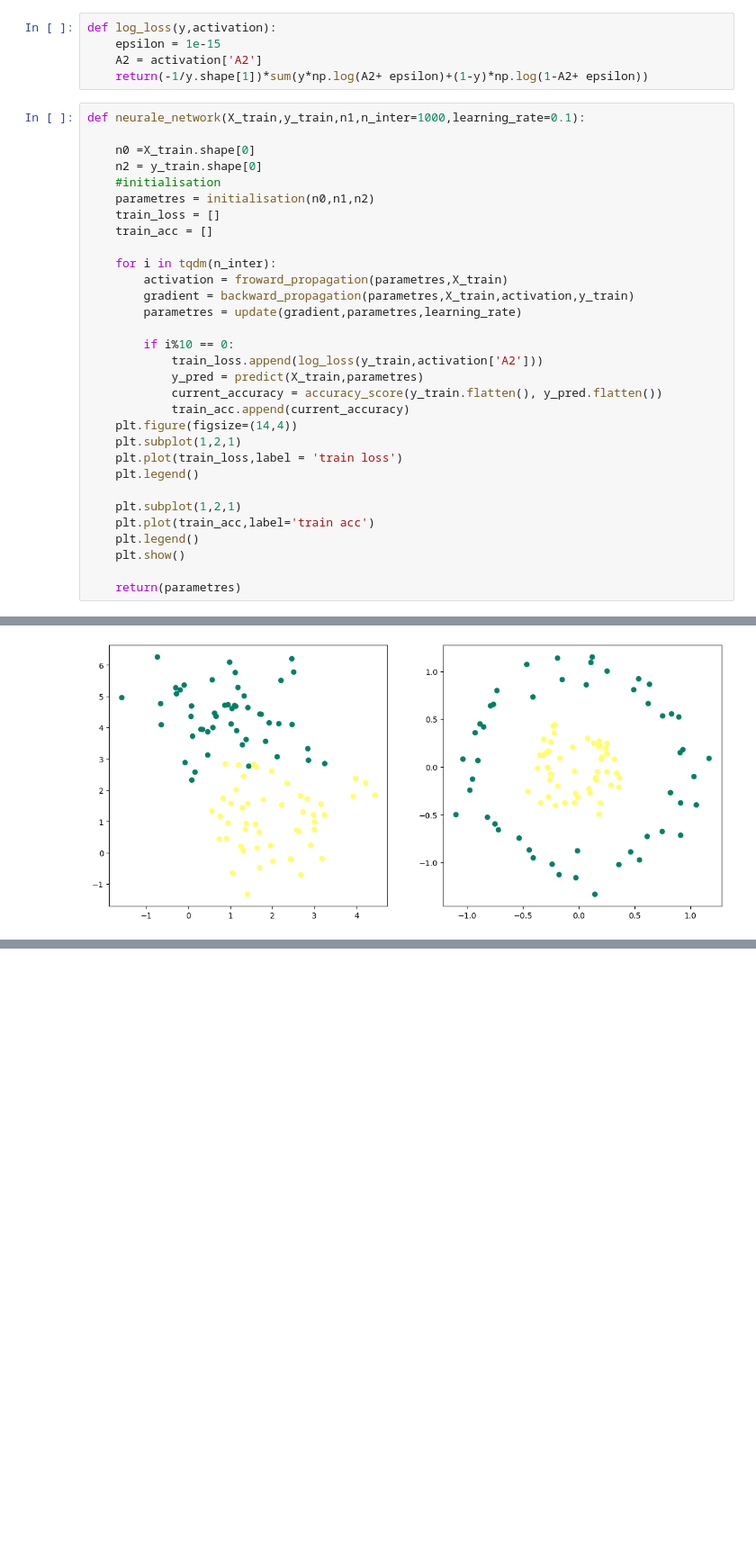
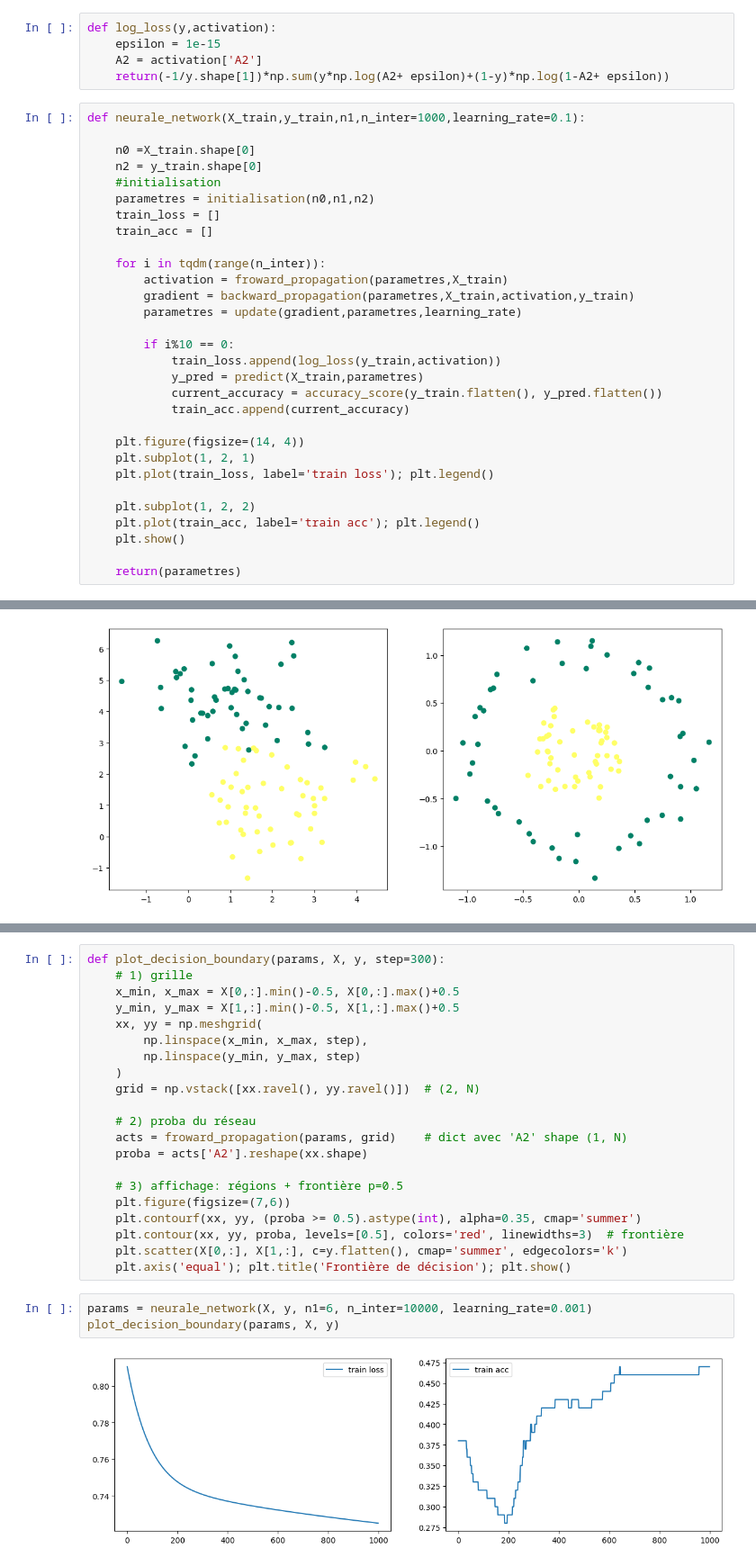
Before and after one commit to OMARterf/Reseaux_de_neurones_a_une-couches, a Jupyter notebook: reseaux_de_neurones_a_une_couches.ipynb, the cells around one changed output, grey strips where cells are left out. Shown: that part at 90% size. Saved outputs shown, nothing was run; the diff lists cells and outputs as text; blank space fills up the shorter version.

```diff
--- a/reseaux_de_neurones_a_une_couches.ipynb
+++ b/reseaux_de_neurones_a_une_couches.ipynb
@@ -104,7 +100,7 @@ def predict(X,parametres):
 def log_loss(y,activation):
     epsilon = 1e-15
     A2 = activation['A2']
-    return(-1/y.shape[1])*sum(y*np.log(A2+ epsilon)+(1-y)*np.log(1-A2+ epsilon))
+    return(-1/y.shape[1])*np.sum(y*np.log(A2+ epsilon)+(1-y)*np.log(1-A2+ epsilon))
 # %%
 def neurale_network(X_train,y_train,n1,n_inter=1000,learning_rate=0.1):
 
@@ -115,24 +111,23 @@ def neurale_network(X_train,y_train,n1,n_inter=1000,learning_rate=0.1):
     train_loss = []
     train_acc = []
 
-    for i in tqdm(n_inter):
+    for i in tqdm(range(n_inter)):
         activation = froward_propagation(parametres,X_train)
         gradient = backward_propagation(parametres,X_train,activation,y_train)
         parametres = update(gradient,parametres,learning_rate)
 
         if i%10 == 0:
-            train_loss.append(log_loss(y_train,activation['A2']))
+            train_loss.append(log_loss(y_train,activation))
             y_pred = predict(X_train,parametres)
             current_accuracy = accuracy_score(y_train.flatten(), y_pred.flatten())
             train_acc.append(current_accuracy)
-    plt.figure(figsize=(14,4))
-    plt.subplot(1,2,1)
-    plt.plot(train_loss,label = 'train loss')
-    plt.legend()
 
-    plt.subplot(1,2,1)
-    plt.plot(train_acc,label='train acc')
-    plt.legend()
+    plt.figure(figsize=(14, 4))
+    plt.subplot(1, 2, 1)
+    plt.plot(train_loss, label='train loss'); plt.legend()
+
+    plt.subplot(1, 2, 2)
+    plt.plot(train_acc, label='train acc'); plt.legend()
     plt.show()
 
     return(parametres)
@@ -261,0 +257,26 @@ plt.show()
+# %%
+def plot_decision_boundary(params, X, y, step=300):
+    # 1) grille
+    x_min, x_max = X[0,:].min()-0.5, X[0,:].max()+0.5
+    y_min, y_max = X[1,:].min()-0.5, X[1,:].max()+0.5
+    xx, yy = np.meshgrid(
+        np.linspace(x_min, x_max, step),
+        np.linspace(y_min, y_max, step)
+    )
+    grid = np.vstack([xx.ravel(), yy.ravel()])  # (2, N)
+
+    # 2) proba du réseau
+    acts = froward_propagation(params, grid)    # dict avec 'A2' shape (1, N)
+    proba = acts['A2'].reshape(xx.shape)
+
+    # 3) affichage: régions + frontière p=0.5
+    plt.figure(figsize=(7,6))
+    plt.contourf(xx, yy, (proba >= 0.5).astype(int), alpha=0.35, cmap='summer')
+    plt.contour(xx, yy, proba, levels=[0.5], colors='red', linewidths=3)  # frontière
+    plt.scatter(X[0,:], X[1,:], c=y.flatten(), cmap='summer', edgecolors='k')
+    plt.axis('equal'); plt.title('Frontière de décision'); plt.show()
+# %%
+params = neurale_network(X, y, n1=6, n_inter=10000, learning_rate=0.001)
+plot_decision_boundary(params, X, y)
+# %% [output]
+[figure, added]
```
Also changed, not shown: parts of 4 cells of this notebook.
